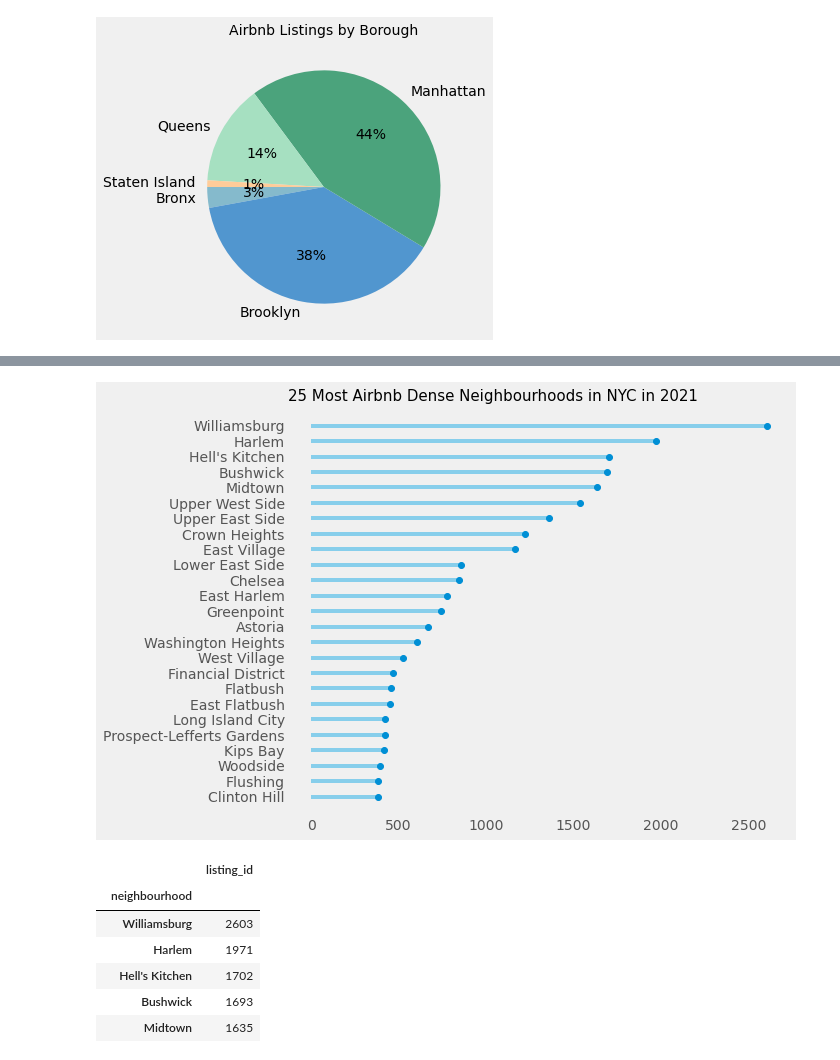
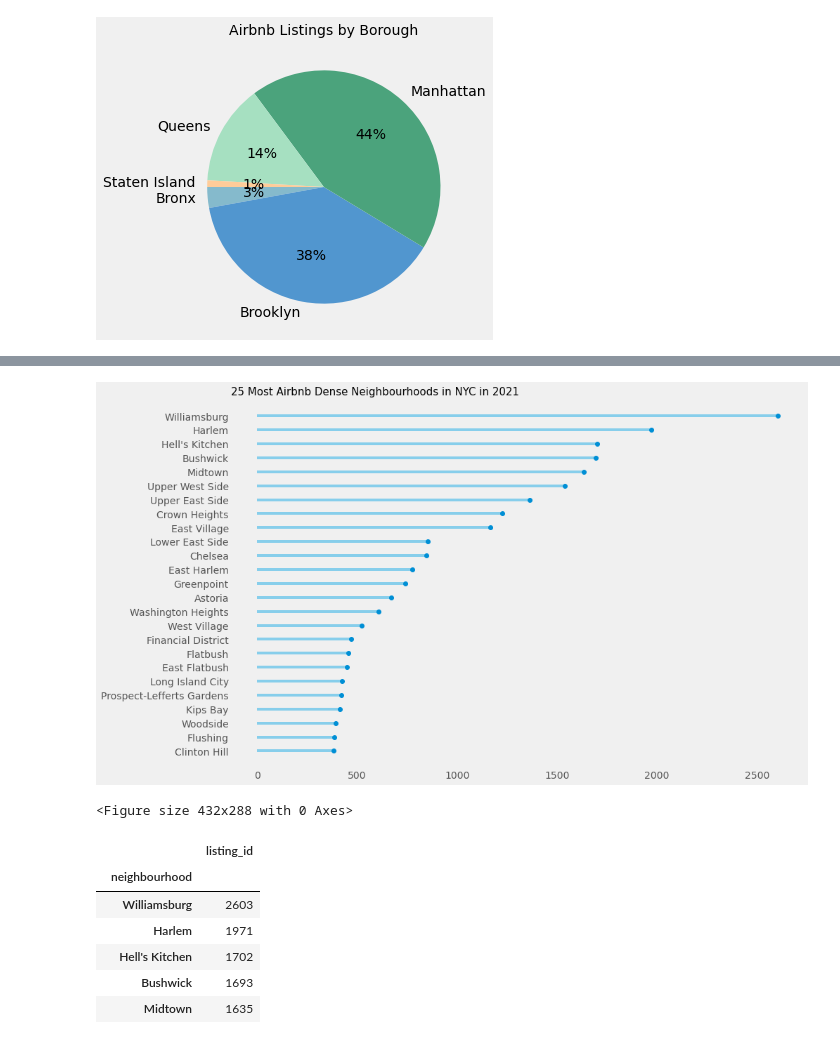
Before and after one commit to mb3005/NYC-Airbnbs, a Jupyter notebook: Python Project 1 - Airbnbs in NYC.ipynb, the cells around one changed output, grey strips where cells are left out. Drawn from its saved outputs; the diff is of its cells as text; code cells hidden in the pictures.

```diff
--- a/Python Project 1 - Airbnbs in NYC.ipynb
+++ b/Python Project 1 - Airbnbs in NYC.ipynb
@@ -408,11 +388,15 @@ top_25_nbhd = top_25_nbhd.reset_index()
 # %%
 top_25_nbhd2 = top_25_nbhd['neighbourhood']
 count_25nbhd = top_25_nbhd['count']
-plt.figure(figsize=(8,7))
+plt.figure(figsize=(13,9))
+fig.patch.set_facecolor('white')
+
 plt.title("25 Most Airbnb Dense Neighbourhoods in NYC in 2021", fontsize = 15, loc='left')
 plt.grid(False)
 plt.hlines(y=top_25_nbhd2, xmin = 0, xmax = count_25nbhd, color='skyblue')
 plt.plot(count_25nbhd, top_25_nbhd2, "o")
 plt.show()
+plt.savefig('neihgbourhoods.pdf')
 # %% [output]
-[figure, old version]
+[figure, new version]
+<Figure size 432x288 with 0 Axes>
```
Also changed, not shown: parts of 22 cells of this notebook, 3 other files.
